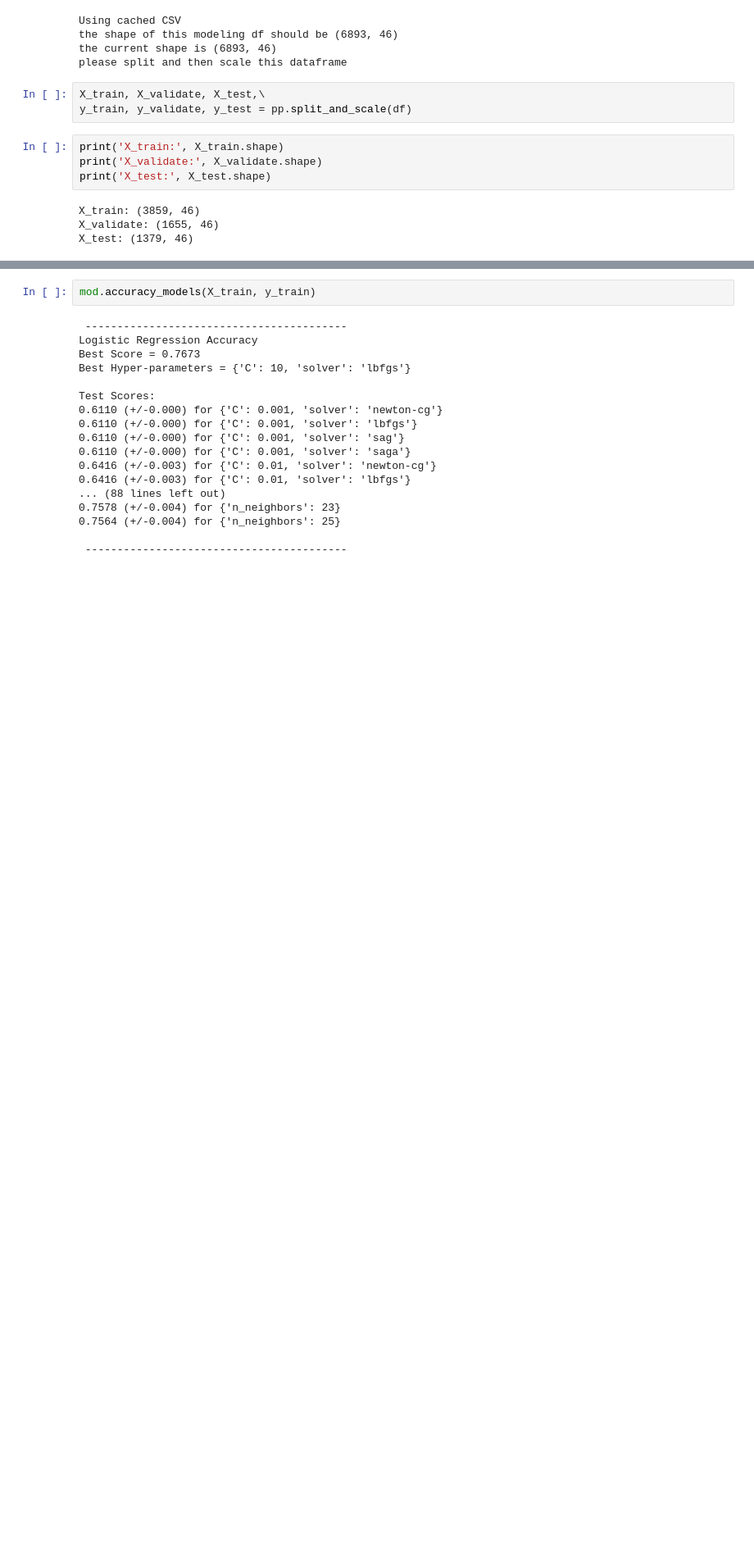
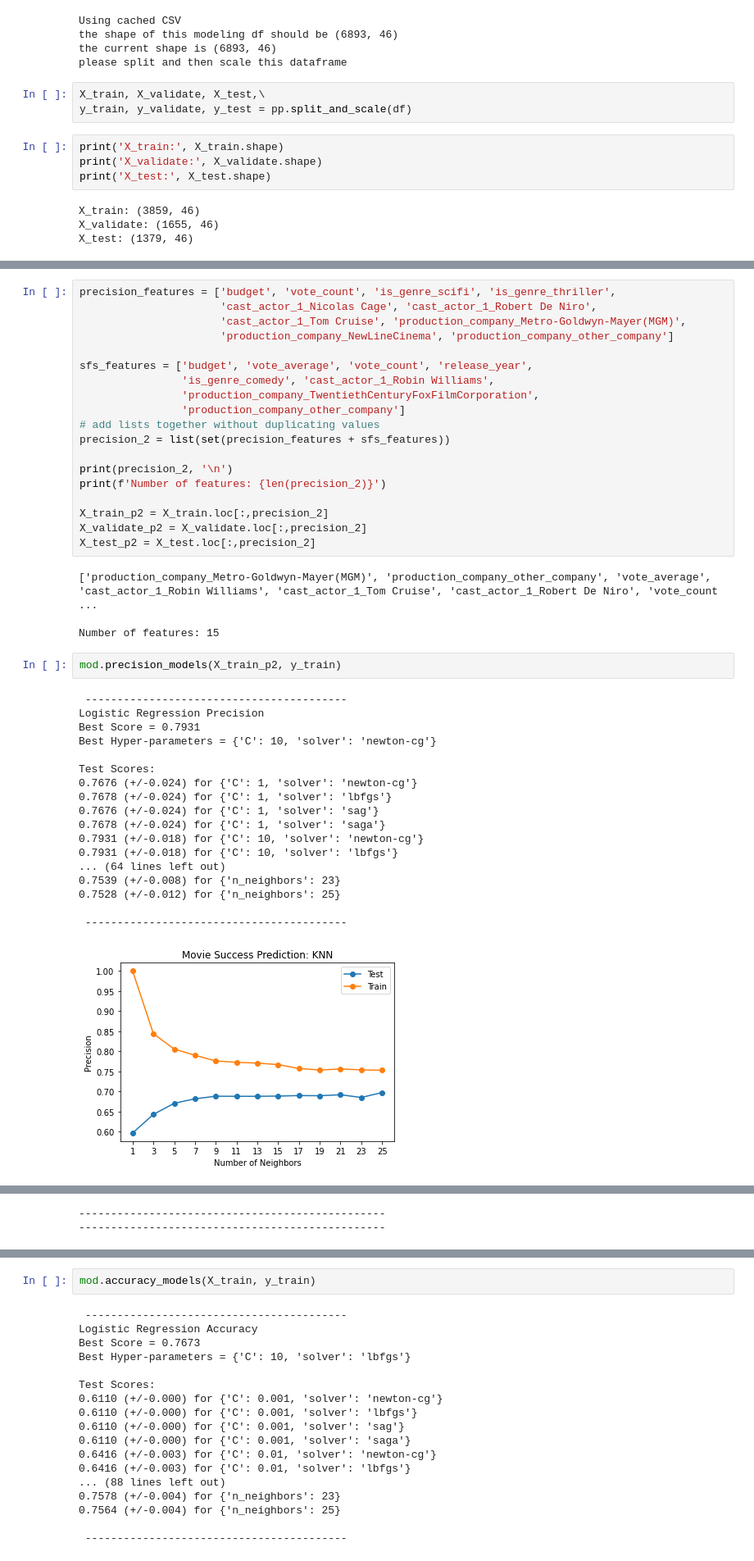
Before and after one commit to Movie-Success-Capstone/Movie-Capstone, a Jupyter notebook: nick_modeling.ipynb, the cells around one changed output, grey strips where cells are left out. Shown at 82% size. Drawn from its saved outputs; the diff is of its cells as text; blank space fills up the shorter version.

```diff
--- a/nick_modeling.ipynb
+++ b/nick_modeling.ipynb
@@ -76,0 +204,44 @@ X_test = X_test.loc[:,sfs_features]
+# %%
+precision_features = ['budget', 'vote_count', 'is_genre_scifi', 'is_genre_thriller',
+                      'cast_actor_1_Nicolas Cage', 'cast_actor_1_Robert De Niro',
+                      'cast_actor_1_Tom Cruise', 'production_company_Metro-Goldwyn-Mayer(MGM)',
+                      'production_company_NewLineCinema', 'production_company_other_company']
+
+sfs_features = ['budget', 'vote_average', 'vote_count', 'release_year',
+                'is_genre_comedy', 'cast_actor_1_Robin Williams',
+                'production_company_TwentiethCenturyFoxFilmCorporation',
+                'production_company_other_company']
+# add lists together without duplicating values
+precision_2 = list(set(precision_features + sfs_features))
+
+print(precision_2, '\n')
+print(f'Number of features: {len(precision_2)}')
+
+X_train_p2 = X_train.loc[:,precision_2]
+X_validate_p2 = X_validate.loc[:,precision_2]
+X_test_p2 = X_test.loc[:,precision_2]
+# %% [output]
+['production_company_Metro-Goldwyn-Mayer(MGM)', 'production_company_other_company', 'vote_average', 'cast_actor_1_Robin Williams', 'cast_actor_1_Tom Cruise', 'cast_actor_1_Robert De Niro', 'vote_count ...
+
+Number of features: 15
+# %%
+mod.precision_models(X_train_p2, y_train)
+# %% [output]
+ -----------------------------------------
+Logistic Regression Precision
+Best Score = 0.7931
+Best Hyper-parameters = {'C': 10, 'solver': 'newton-cg'}
+
+Test Scores:
+0.7676 (+/-0.024) for {'C': 1, 'solver': 'newton-cg'}
+0.7678 (+/-0.024) for {'C': 1, 'solver': 'lbfgs'}
+0.7676 (+/-0.024) for {'C': 1, 'solver': 'sag'}
+0.7678 (+/-0.024) for {'C': 1, 'solver': 'saga'}
+0.7931 (+/-0.018) for {'C': 10, 'solver': 'newton-cg'}
+0.7931 (+/-0.018) for {'C': 10, 'solver': 'lbfgs'}
+... (64 lines left out)
+0.7539 (+/-0.008) for {'n_neighbors': 23}
+0.7528 (+/-0.012) for {'n_neighbors': 25}
+
+ -----------------------------------------
+[figure, added]
@@ -76,0 +266,2 @@ X_test = X_test.loc[:,sfs_features]
+------------------------------------------------
+------------------------------------------------
```
Also changed, not shown: parts of 22 cells of this notebook.
